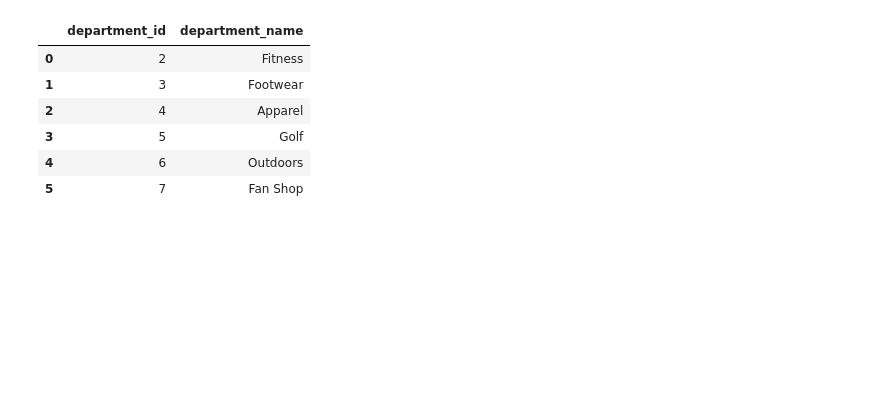
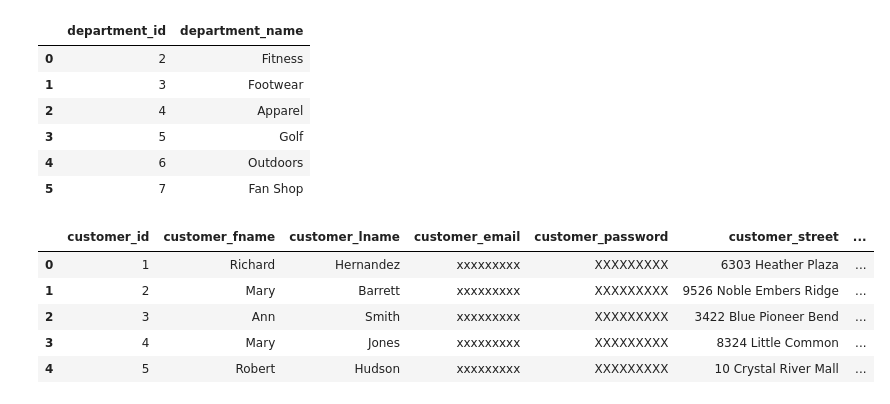
Before and after one commit to Adrian-Valensia/AnalisisDeDatos, a Jupyter notebook: Sesion2/ETL/1.retail/notebooks/etl.ipynb, the cells around one changed output. Drawn from its saved outputs; the diff is of its cells as text; code cells hidden in the pictures; blank space fills up the shorter version.

```diff
--- a/Sesion2/ETL/1.retail/notebooks/etl.ipynb
+++ b/Sesion2/ETL/1.retail/notebooks/etl.ipynb
@@ -52,3 +52,30 @@ transform_departments(df_departments)
 | 3 | 5 | Golf |
 | 4 | 6 | Outdoors |
 | 5 | 7 | Fan Shop |
+# %%
+def transform_customers(df):
+    """
+    """
+    df['customer_email'] = df['customer_email'].str.lower()
+
+    # Validar campo obligatorios
+
+    # customer_fname true
+    # customer_lname false
+    # cutomer_email false
+    if df[['customer_fname', 'customer_lname', 'customer_email']].isnull().any().any():
+        print("Datos faltantes en el DataFrame de customers")
+        sys.exit(1)
+
+    return df
+# %%
+df_customers = read_csv('../data_retail/customers', ["customer_id","customer_fname","customer_lname","customer_email","customer_password","customer_street","customer_city","customer_state","customer_zipcode"])
+# %%
+transform_customers(df_customers).head()
+# %% [output]
+|  | customer_id | customer_fname | customer_lname | customer_email | customer_password | customer_street | ... |
+| 0 | 1 | Richard | Hernandez | xxxxxxxxx | XXXXXXXXX | 6303 Heather Plaza | ... |
+| 1 | 2 | Mary | Barrett | xxxxxxxxx | XXXXXXXXX | 9526 Noble Embers Ridge | ... |
+| 2 | 3 | Ann | Smith | xxxxxxxxx | XXXXXXXXX | 3422 Blue Pioneer Bend | ... |
+| 3 | 4 | Mary | Jones | xxxxxxxxx | XXXXXXXXX | 8324 Little Common | ... |
+| 4 | 5 | Robert | Hudson | xxxxxxxxx | XXXXXXXXX | 10 Crystal River Mall | ... |
```
Also changed, not shown: parts of 17 cells of this notebook, 9 other files.
